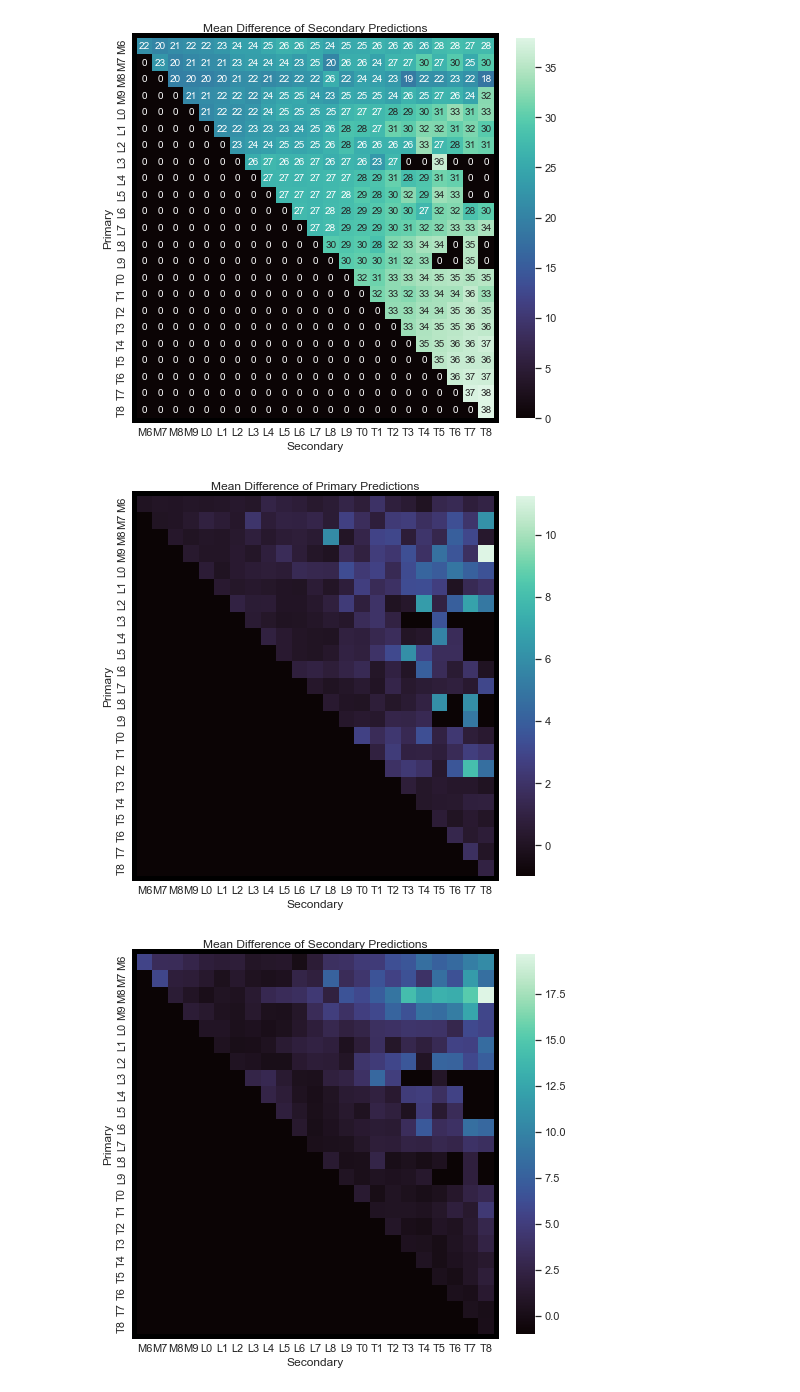
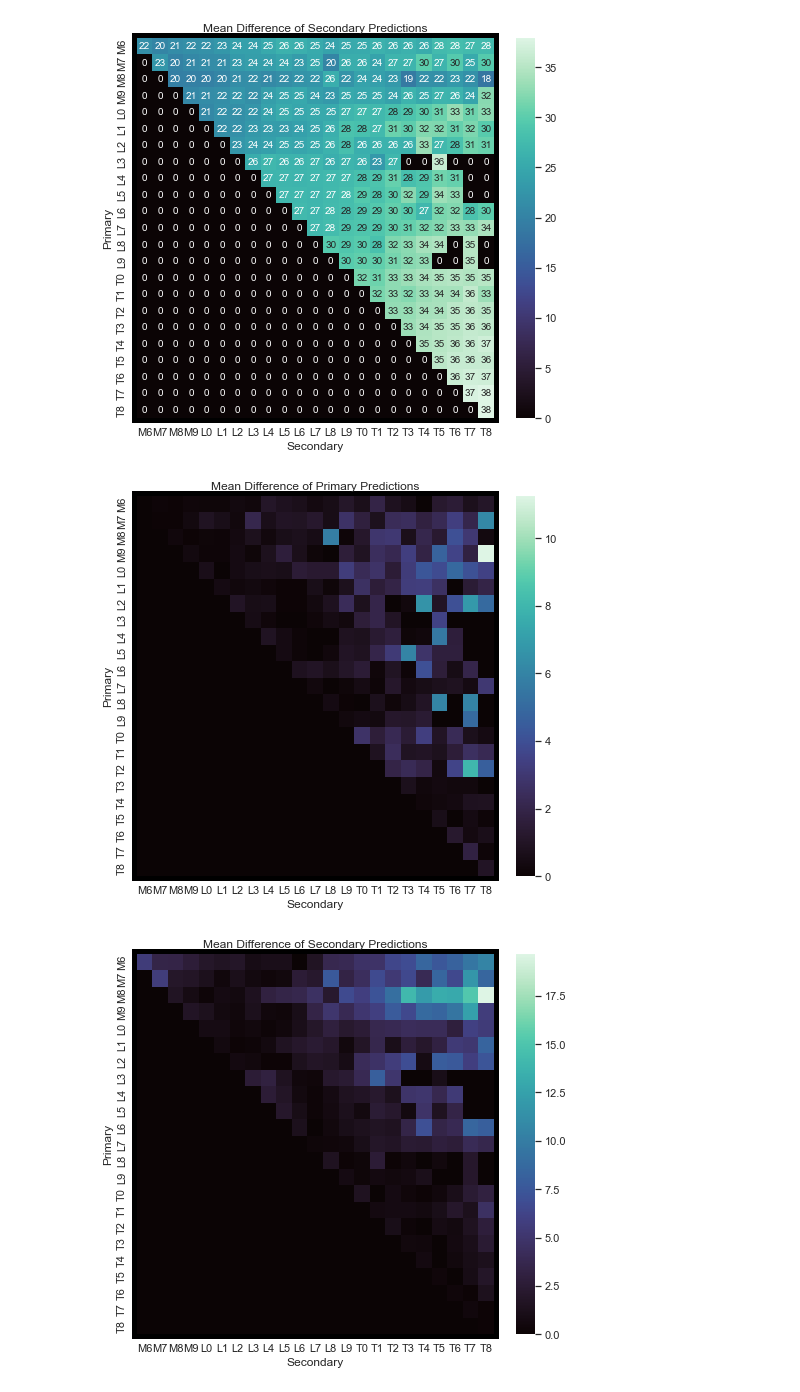
Before and after one commit to lukemcdermottt/Star-Lab, a Jupyter notebook: ML-decomposition.ipynb, the cells around one changed output. Saved outputs shown, nothing was run; the diff lists cells and outputs as text; code cells hidden in the pictures.

```diff
--- a/ML-decomposition.ipynb
+++ b/ML-decomposition.ipynb
@@ -268,20 +270,20 @@ acc_map(sec_mean, 'Mean Difference of Secondary Predictions', annotation = True)
 [figure]
 [figure]
 # %%
-pri_mean = np.ones((23,23)) * -1
-sec_mean = np.ones((23,23)) * -1
+pri_mean = np.zeros((23,23))
+sec_mean = np.zeros((23,23))
 
 for primary in range(16,39):
     for secondary in range(primary, 39):
         try:
             mu = abs(mean_pred[(primary,secondary)] - (primary,secondary))
         except:
-            mu = [-1,-1]
+            mu = [0,0]
         pri_mean[primary-16,secondary-16] = mu[0]
         sec_mean[primary-16,secondary-16] = mu[1]
 
 acc_map(pri_mean, 'Mean Difference of Primary Predictions')
 acc_map(sec_mean, 'Mean Difference of Secondary Predictions')
 # %% [output]
-[figure, old version]
+[figure, new version]
-[figure, old version]
+[figure, new version]
```
Also changed, not shown: parts of 2 cells of this notebook.
